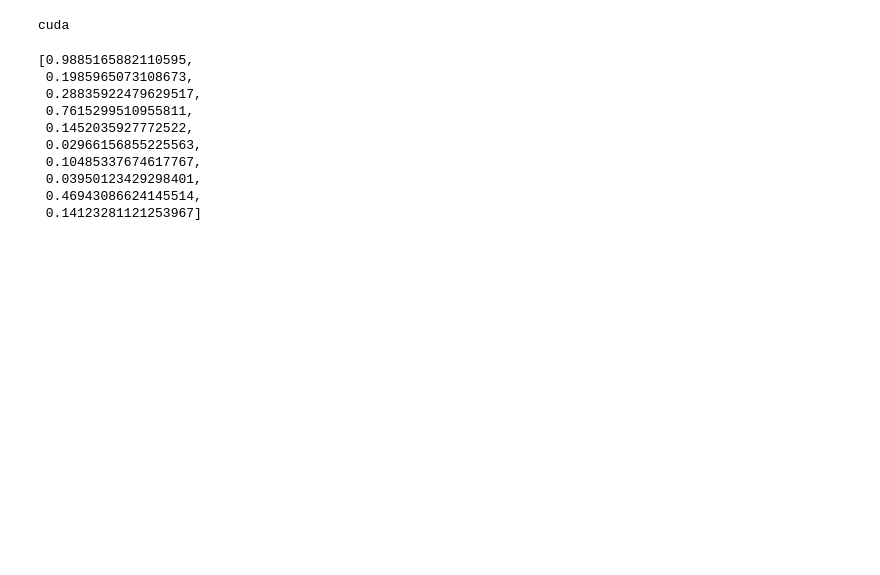
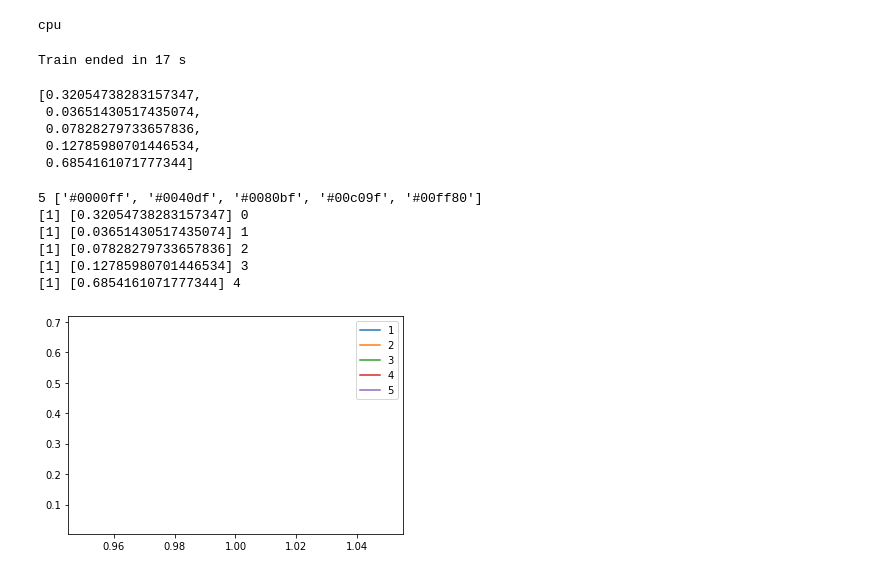
Before and after one commit to NOTfedos/nnga_course_work, a Jupyter notebook: show_results.ipynb, the cells around one changed output. Saved outputs shown, nothing was run; the diff lists cells and outputs as text; code cells hidden in the pictures; blank space fills up the shorter version.

```diff
--- a/show_results.ipynb
+++ b/show_results.ipynb
@@ -55,19 +37,27 @@ plt.plot(x_val, y_val, marker="o", lw=0, markersize=2)
 # %%
-env = Environment(10, train_loader, train_epochs=50, validation_loader=val_loader)
+env = Environment(5, train_loader, train_epochs=50, validation_loader=val_loader)
 # %% [output]
-cuda
+cpu
 # %%
+start_time = time.time()
 env.train_epoch()
+print(f"Train ended in {int(time.time() - start_time)} s")
 env.validate_entities()
 # %% [output]
-[0.9885165882110595,
- 0.1985965073108673,
- 0.28835922479629517,
- 0.7615299510955811,
- 0.1452035927772522,
- 0.02966156855225563,
- 0.10485337674617767,
- 0.03950123429298401,
- 0.46943086624145514,
- 0.14123281121253967]
+Train ended in 17 s
+[0.32054738283157347,
+ 0.03651430517435074,
+ 0.07828279733657836,
+ 0.12785980701446534,
+ 0.6854161071777344]
+# %%
+plot_env_history(env)
+# %% [output]
+5 ['#0000ff', '#0040df', '#0080bf', '#00c09f', '#00ff80']
+[1] [0.32054738283157347] 0
+[1] [0.03651430517435074] 1
+[1] [0.07828279733657836] 2
+[1] [0.12785980701446534] 3
+[1] [0.6854161071777344] 4
+[figure, added]
 # %%
```
Also changed, not shown: parts of 5 cells of this notebook, 2 other files.
